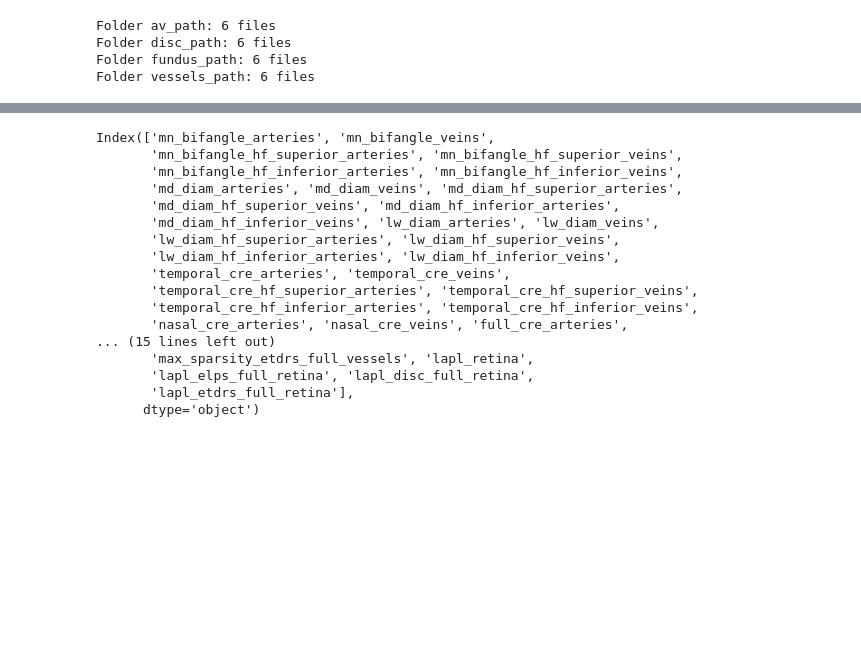
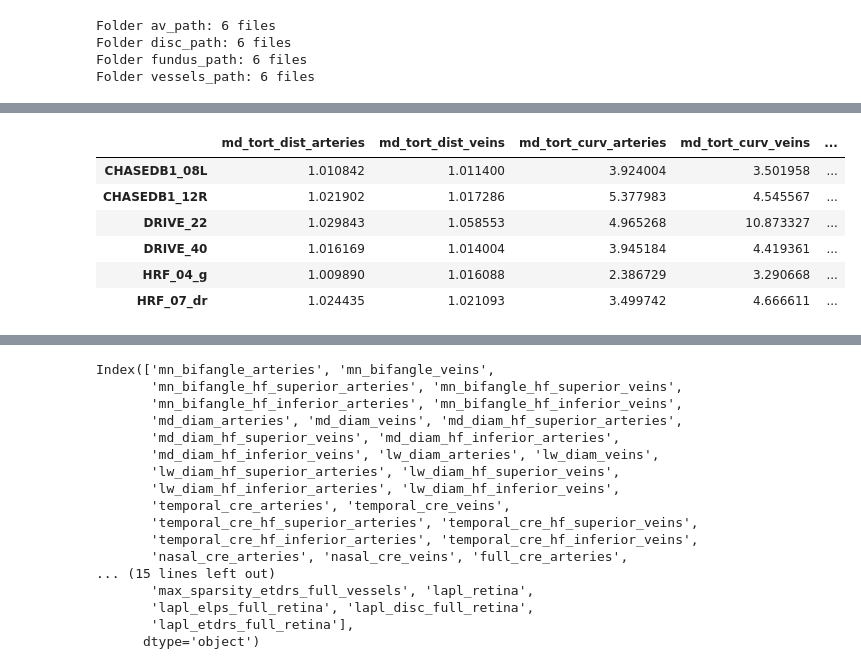
Before and after one commit to Eyened/retinalysis-vascx, a Jupyter notebook: notebooks/2_feature_extraction.ipynb, the cells around one changed output, grey strips where cells are left out. Drawn from its saved outputs; the diff is of its cells as text; code cells hidden in the pictures; blank space fills up the shorter version.

```diff
--- a/notebooks/2_feature_extraction.ipynb
+++ b/notebooks/2_feature_extraction.ipynb
@@ -21,3 +30,13 @@ Extracting features for 6 examples
+# %%
+res.loc[:,[col for col in res.columns if 'tort' in col]]
+# %% [output]
+|  | md_tort_dist_arteries | md_tort_dist_veins | md_tort_curv_arteries | md_tort_curv_veins | ... |
+| CHASEDB1_08L | 1.010842 | 1.011400 | 3.924004 | 3.501958 | ... |
+| CHASEDB1_12R | 1.021902 | 1.017286 | 5.377983 | 4.545567 | ... |
+| DRIVE_22 | 1.029843 | 1.058553 | 4.965268 | 10.873327 | ... |
+| DRIVE_40 | 1.016169 | 1.014004 | 3.945184 | 4.419361 | ... |
+| HRF_04_g | 1.009890 | 1.016088 | 2.386729 | 3.290668 | ... |
+| HRF_07_dr | 1.024435 | 1.021093 | 3.499742 | 4.666611 | ... |
 # %%
 res.loc[:,[col for col in res.columns if 'cre' in col]]
 # %% [output]
```
Also changed, not shown: parts of 4 cells of this notebook, 43 other files.
